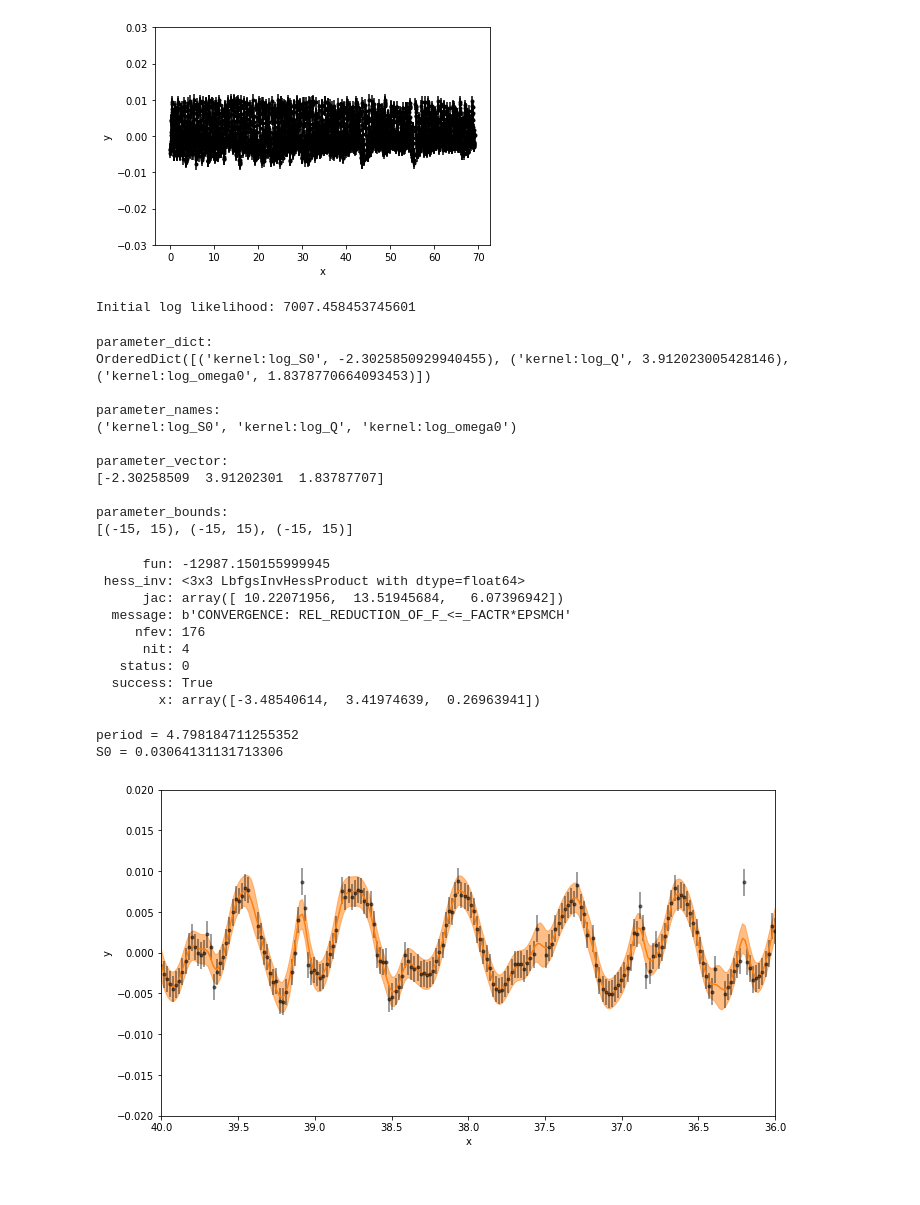
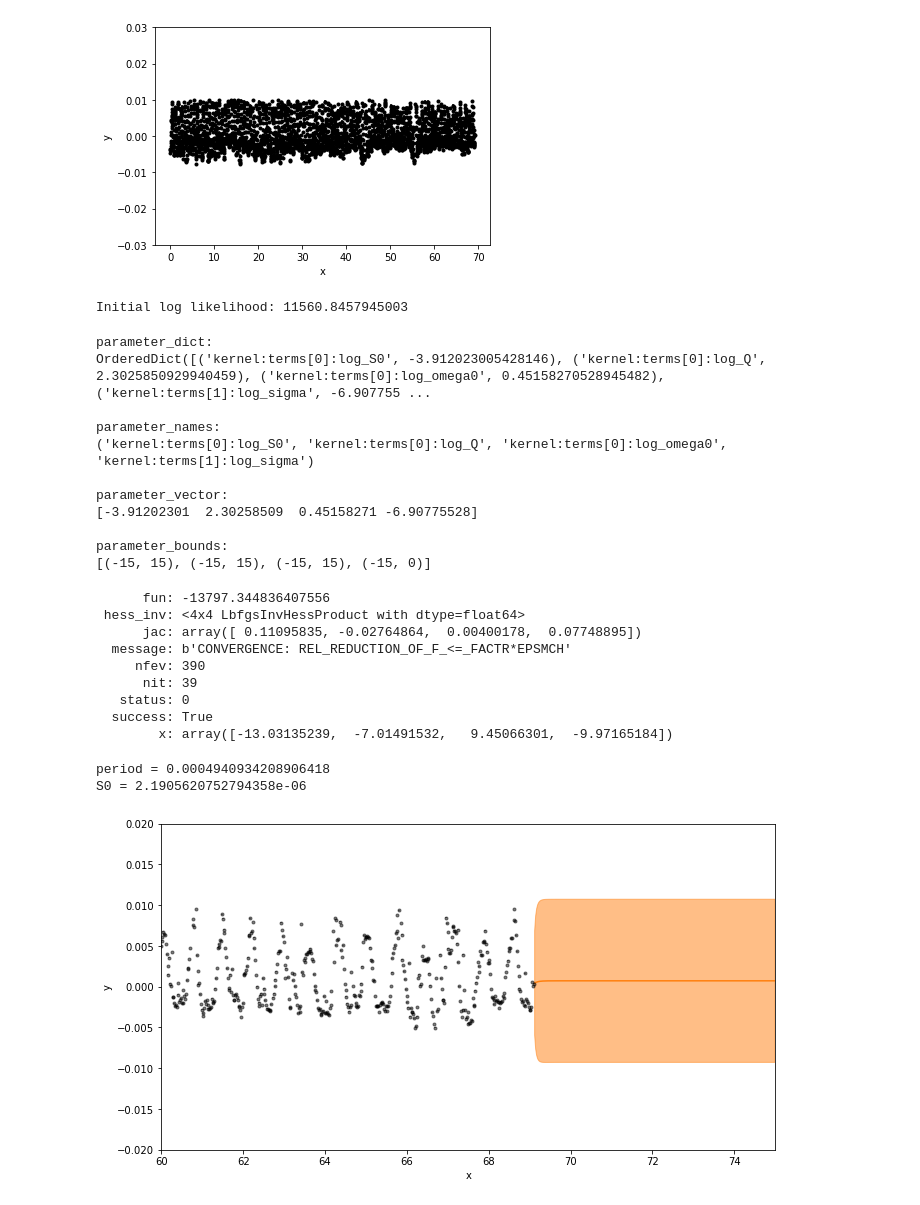
Before and after one commit to mrtommyb/mdwarf-rotation, a Jupyter notebook: code/mdwarfs-celerite.ipynb, the cells around one changed output. Saved outputs shown, nothing was run; the diff lists cells and outputs as text; code cells hidden in the pictures.

```diff
--- a/code/mdwarfs-celerite.ipynb
+++ b/code/mdwarfs-celerite.ipynb
@@ -17,7 +18,7 @@ df = read_file(fn)
 mask = (df.time < 75) & np.abs(df.flux < 0.01) & np.isfinite(df.flux)
 t = df.loc[mask, 'time']
 y = df.loc[mask, 'flux']
-yerr = df.loc[mask, 'ferr'] *5
+yerr = df.loc[mask, 'ferr'] * 2.
 
 # plt.plot(t, yerr, "k", lw=1.5, alpha=0.3)
 plt.errorbar(t, y, yerr=yerr, fmt=".k", capsize=0)
@@ -26,13 +27,13 @@ plt.ylabel("y")
 # plt.xlim(0, 10)
 plt.ylim(-0.03, 0.03);
 # %% [output]
-[figure, old version]
+[figure, new version]
 # %%
 # # A non-periodic component
 # Q = 1.0 / np.sqrt(2.0)
 # w0 = 3.0
 # S0 = np.var(y) / (w0 * Q)
-bounds = dict(log_S0=(-15, 15), log_Q=(-15, 15), log_omega0=(-15, 15))
+bounds = dict(log_S0=(-15, 15), log_Q=(-15, 15), log_omega0=(-15, 15), log_sigma=(-15,0))
 # kernel = terms.SHOTerm(log_S0=np.log(S0), log_Q=np.log(Q), log_omega0=np.log(w0),
 #                        bounds=bounds)
 # kernel.freeze_parameter("log_Q")  # We don't want to fit for "Q" in this term
@@ -45,18 +46,23 @@ bounds = dict(log_S0=(-15, 15), log_Q=(-15, 15), log_omega0=(-15, 15))
 #                         bounds=bounds)
 
 # A periodic component
-Q = 50
-w0 = np.pi *2
-S0 = 0.1
+Q = 10.
+w0 = np.pi/2.
+S0 = 0.02
 kernel = terms.SHOTerm(log_S0=np.log(S0), log_Q=np.log(Q), log_omega0=np.log(w0),
                         bounds=bounds)
 # kernel.freeze_parameter("log_Q")  # We don't want to fit for "Q" in this term
+
+
+# A jitter term
+sigma = 0.001
+kernel += terms.JitterTerm(log_sigma=np.log(sigma), bounds=bounds)
 # %%
 gp = celerite.GP(kernel, mean=np.mean(y))
 gp.compute(t, yerr)  # You always need to call compute once.
 print("Initial log likelihood: {0}".format(gp.log_likelihood(y)))
 # %% [output]
-Initial log likelihood: 7007.458453745601
+Initial log likelihood: 11560.8457945003
 # %%
 print("parameter_dict:\n{0}\n".format(gp.get_parameter_dict()))
 print("parameter_names:\n{0}\n".format(gp.get_parameter_names()))
@@ -64,16 +70,16 @@ print("parameter_vector:\n{0}\n".format(gp.get_parameter_vector()))
 print("parameter_bounds:\n{0}\n".format(gp.get_parameter_bounds()))
 # %% [output]
 parameter_dict:
-OrderedDict([('kernel:log_S0', -2.3025850929940455), ('kernel:log_Q', 3.912023005428146), ('kernel:log_omega0', 1.8378770664093453)])
+OrderedDict([('kernel:terms[0]:log_S0', -3.912023005428146), ('kernel:terms[0]:log_Q', 2.3025850929940459), ('kernel:terms[0]:log_omega0', 0.45158270528945482), ('kernel:terms[1]:log_sigma', -6.907755 ...
 
 parameter_names:
-('kernel:log_S0', 'kernel:log_Q', 'kernel:log_omega0')
+('kernel:terms[0]:log_S0', 'kernel:terms[0]:log_Q', 'kernel:terms[0]:log_omega0', 'kernel:terms[1]:log_sigma')
 
 parameter_vector:
-[-2.30258509  3.91202301  1.83787707]
+[-3.91202301  2.30258509  0.45158271 -6.90775528]
 
 parameter_bounds:
-[(-15, 15), (-15, 15), (-15, 15)]
+[(-15, 15), (-15, 15), (-15, 15), (-15, 0)]
 # %%
 
 
@@ -88,40 +94,40 @@ r = minimize(neg_log_like, initial_params, method="L-BFGS-B", bounds=bounds, arg
 gp.set_parameter_vector(r.x)
 print(r)
 # %% [output]
-      fun: -12987.150155999945
- hess_inv: <3x3 LbfgsInvHessProduct with dtype=float64>
-      jac: array([ 10.22071956,  13.51945684,   6.07396942])
+      fun: -13797.344836407556
+ hess_inv: <4x4 LbfgsInvHessProduct with dtype=float64>
+      jac: array([ 0.11095835, -0.02764864,  0.00400178,  0.07748895])
   message: b'CONVERGENCE: REL_REDUCTION_OF_F_<=_FACTR*EPSMCH'
-     nfev: 176
-      nit: 4
+     nfev: 390
+      nit: 39
    status: 0
   success: True
-        x: array([-3.48540614,  3.41974639,  0.26963941])
+        x: array([-13.03135239,  -7.01491532,   9.45066301,  -9.97165184])
 # %%
-print('period = {}'.format((np.pi * 2) / np.exp(gp.get_parameter_dict()['kernel:log_omega0'])))
-print('S0 = {}'.format((np.exp(gp.get_parameter_dict()['kernel:log_S0']))))
+print('period = {}'.format((np.pi * 2) / np.exp(gp.get_parameter_dict()['kernel:terms[0]:log_omega0'])))
+print('S0 = {}'.format((np.exp(gp.get_parameter_dict()['kernel:terms[0]:log_S0']))))
 # %% [output]
-period = 4.798184711255352
-S0 = 0.03064131131713306
+period = 0.0004940934208906418
+S0 = 2.1905620752794358e-06
 # %%
-x = np.linspace(0, 50, 3000)
+x = np.linspace(0, 75, 3000)
 pred_mean, pred_var = gp.predict(y, x, return_var=True)
 pred_std = np.sqrt(pred_var)
 # %%
 fig, ax = plt.subplots(1,1,figsize=[11,6], )
 
 color = "#ff7f0e"
 # plt.plot(true_t, true_y, "k", lw=1.5, alpha=0.3)
 plt.errorbar(t, y, yerr=yerr, fmt=".k", capsize=0, alpha=0.5)
 plt.plot(x, pred_mean, color=color)
 plt.fill_between(x, pred_mean+(2*pred_std), pred_mean-(2*pred_std), color=color, alpha=0.5,
                  edgecolor="none")
 plt.xlabel("x")
 plt.ylabel("y")
-plt.xlim(40, 36)
+plt.xlim(60, 75)
 plt.ylim(-0.02, 0.02);
 # %% [output]
-[figure, old version]
+[figure, new version]
 # %%
 omega = np.exp(np.linspace(np.log(0.1), np.log(30), 5000))
 psd = gp.kernel.get_psd(omega)
```
Also changed, not shown: parts of 12 cells of this notebook.
